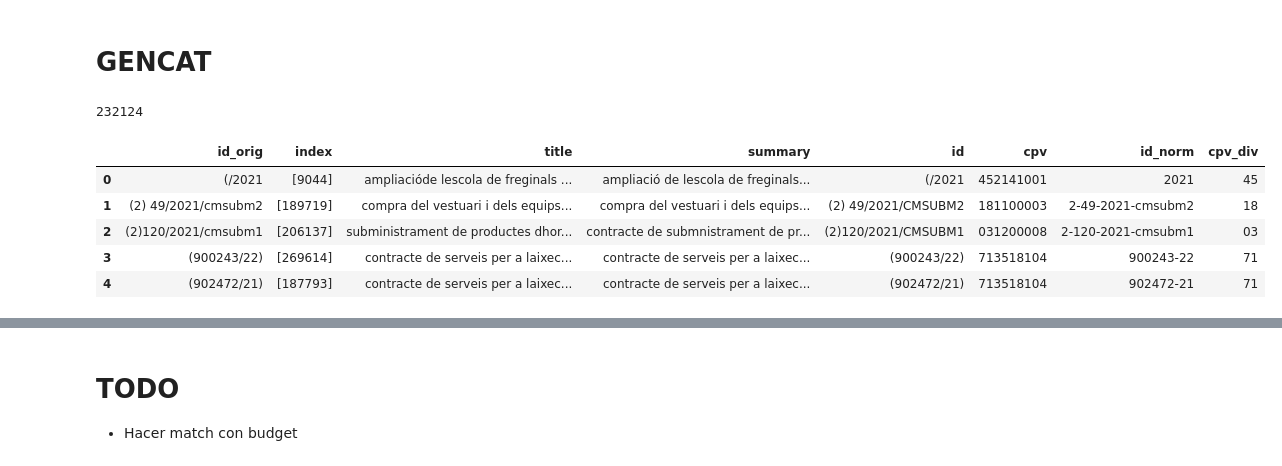
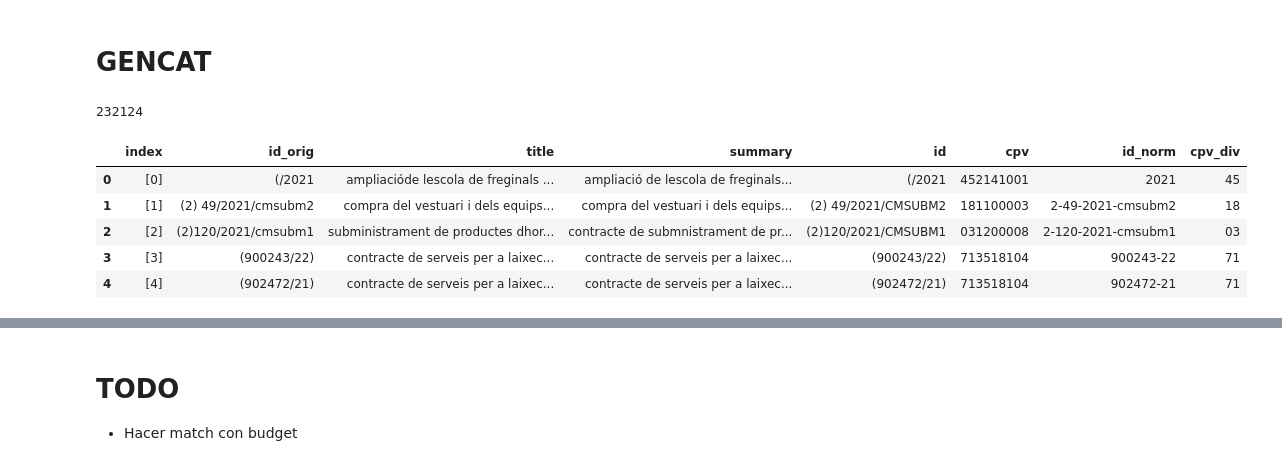
Before and after one commit to nextprocurement/NP-Company-Process, a Jupyter notebook: match_tender.ipynb, the cells around one changed output, grey strips where cells are left out. Saved outputs shown, nothing was run; the diff lists cells and outputs as text; code cells hidden in the pictures.

```diff
--- a/match_tender.ipynb
+++ b/match_tender.ipynb
@@ -332,4 +248,4 @@ tend_cat_filt = tend_cat_filt.replace({"": np.nan, "0": np.nan})
 tend_cat_filt["cpv_div"] = tend_cat_filt["cpv"].apply(
     lambda x: x[:2] if not pd.isna(x) else np.nan
 )
-tend_cat_filt = tend_cat_filt.reset_index()
+tend_cat_filt = tend_cat_filt.reset_index(drop=True)
@@ -342,20 +252,21 @@ tend_cat_filt = tend_cat_filt.reset_index()
 # %%
 # Aggregate by original ID
 valid_tend_cat_orig = tend_cat_filt.groupby("id_orig").agg(list)
 valid_tend_cat_orig = valid_tend_cat_orig[
     valid_tend_cat_orig["title"].apply(lambda x: len(set(x)) == 1)
 ]
-valid_tend_cat_orig[valid_tend_cat_orig.columns[1:]] = valid_tend_cat_orig[
-    valid_tend_cat_orig.columns[1:]
-].applymap(lambda x: Counter(x).most_common()[0][0])
-valid_tend_cat_orig = valid_tend_cat_orig.reset_index()
+valid_tend_cat_orig = valid_tend_cat_orig.applymap(
+    lambda x: Counter(x).most_common()[0][0]
+)
+valid_tend_cat_orig = valid_tend_cat_orig.reset_index().reset_index()
+valid_tend_cat_orig["index"] = valid_tend_cat_orig["index"].apply(lambda x: [x])
 print(len(valid_tend_cat_orig))
 display(valid_tend_cat_orig.head())
 # %% [output]
 232124
-|  | id_orig | index | title | summary | id | cpv | id_norm | cpv_div |
-| 0 | (/2021 | [9044] | ampliacióde lescola de freginals ... | ampliació de lescola de freginals... | (/2021 | 452141001 | 2021 | 45 |
-| 1 | (2) 49/2021/cmsubm2 | [189719] | compra del vestuari i dels equips... | compra del vestuari i dels equips... | (2) 49/2021/CMSUBM2 | 181100003 | 2-49-2021-cmsubm2 | 18 |
-| 2 | (2)120/2021/cmsubm1 | [206137] | subministrament de productes dhor... | contracte de submnistrament de pr... | (2)120/2021/CMSUBM1 | 031200008 | 2-120-2021-cmsubm1 | 03 |
-| 3 | (900243/22) | [269614] | contracte de serveis per a laixec... | contracte de serveis per a laixec... | (900243/22) | 713518104 | 900243-22 | 71 |
-| 4 | (902472/21) | [187793] | contracte de serveis per a laixec... | contracte de serveis per a laixec... | (902472/21) | 713518104 | 902472-21 | 71 |
+|  | index | id_orig | title | summary | id | cpv | id_norm | cpv_div |
+| 0 | [0] | (/2021 | ampliacióde lescola de freginals ... | ampliació de lescola de freginals... | (/2021 | 452141001 | 2021 | 45 |
+| 1 | [1] | (2) 49/2021/cmsubm2 | compra del vestuari i dels equips... | compra del vestuari i dels equips... | (2) 49/2021/CMSUBM2 | 181100003 | 2-49-2021-cmsubm2 | 18 |
+| 2 | [2] | (2)120/2021/cmsubm1 | subministrament de productes dhor... | contracte de submnistrament de pr... | (2)120/2021/CMSUBM1 | 031200008 | 2-120-2021-cmsubm1 | 03 |
+| 3 | [3] | (900243/22) | contracte de serveis per a laixec... | contracte de serveis per a laixec... | (900243/22) | 713518104 | 900243-22 | 71 |
+| 4 | [4] | (902472/21) | contracte de serveis per a laixec... | contracte de serveis per a laixec... | (902472/21) | 713518104 | 902472-21 | 71 |
```
Also changed, not shown: parts of 27 cells of this notebook, 1 other file.
